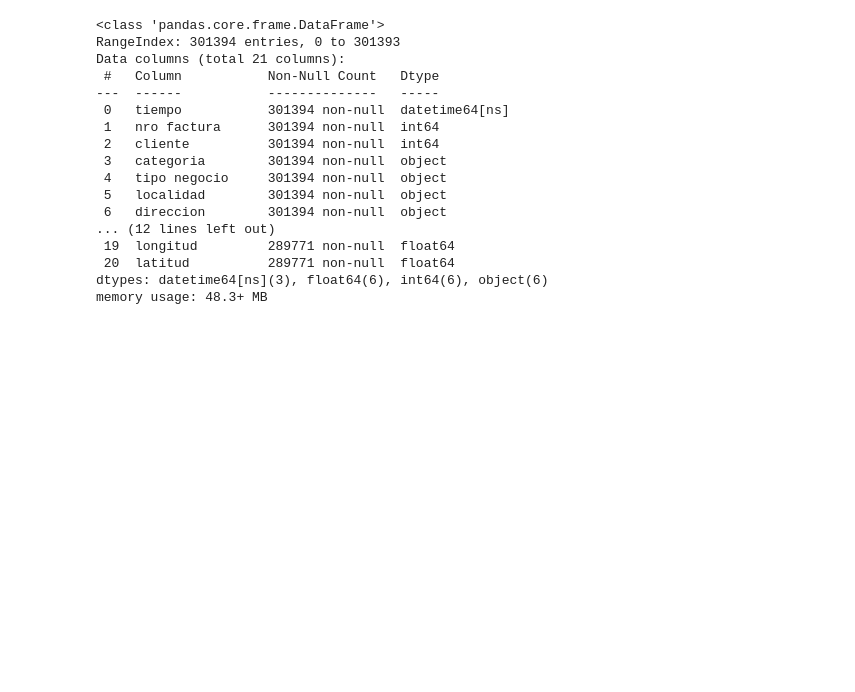
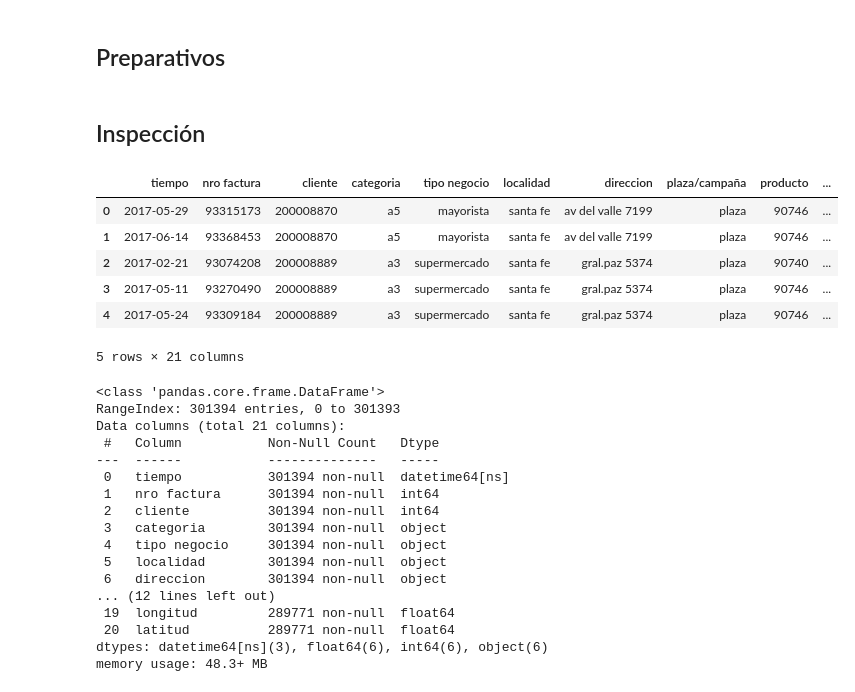
Before and after one commit to coldwhitewinters/LV, a Jupyter notebook: notebooks/exploracion.ipynb, the cells around one changed output. Drawn from its saved outputs; the diff is of its cells as text; code cells hidden in the pictures; blank space fills up the shorter version.

```diff
--- a/notebooks/exploracion.ipynb
+++ b/notebooks/exploracion.ipynb
@@ -1,3 +1,5 @@
+# %% [markdown]
+## Preparativos
 # %%
 import numpy as np
 import pandas as pd
@@ -7,6 +9,18 @@ import seaborn as sns
 plt.rcParams["figure.figsize"] = (14,4)
 # %%
 data = pd.read_csv("../data/base_limpia.csv", parse_dates=["tiempo", "fecha pedido", "fecha liq"])
+# %% [markdown]
+## Inspección
+# %%
+data.head()
+# %% [output]
+|  | tiempo | nro factura | cliente | categoria | tipo negocio | localidad | direccion | plaza/campaña | producto | ... |
+| 0 | 2017-05-29 | 93315173 | 200008870 | a5 | mayorista | santa fe | av del valle 7199 | plaza | 90746 | ... |
+| 1 | 2017-06-14 | 93368453 | 200008870 | a5 | mayorista | santa fe | av del valle 7199 | plaza | 90746 | ... |
+| 2 | 2017-02-21 | 93074208 | 200008889 | a3 | supermercado | santa fe | gral.paz 5374 | plaza | 90740 | ... |
+| 3 | 2017-05-11 | 93270490 | 200008889 | a3 | supermercado | santa fe | gral.paz 5374 | plaza | 90746 | ... |
+| 4 | 2017-05-24 | 93309184 | 200008889 | a3 | supermercado | santa fe | gral.paz 5374 | plaza | 90746 | ... |
+5 rows × 21 columns
 # %%
 data.info()
 # %% [output]
```
Also changed, not shown: parts of 68 cells of this notebook, 2 other files.
